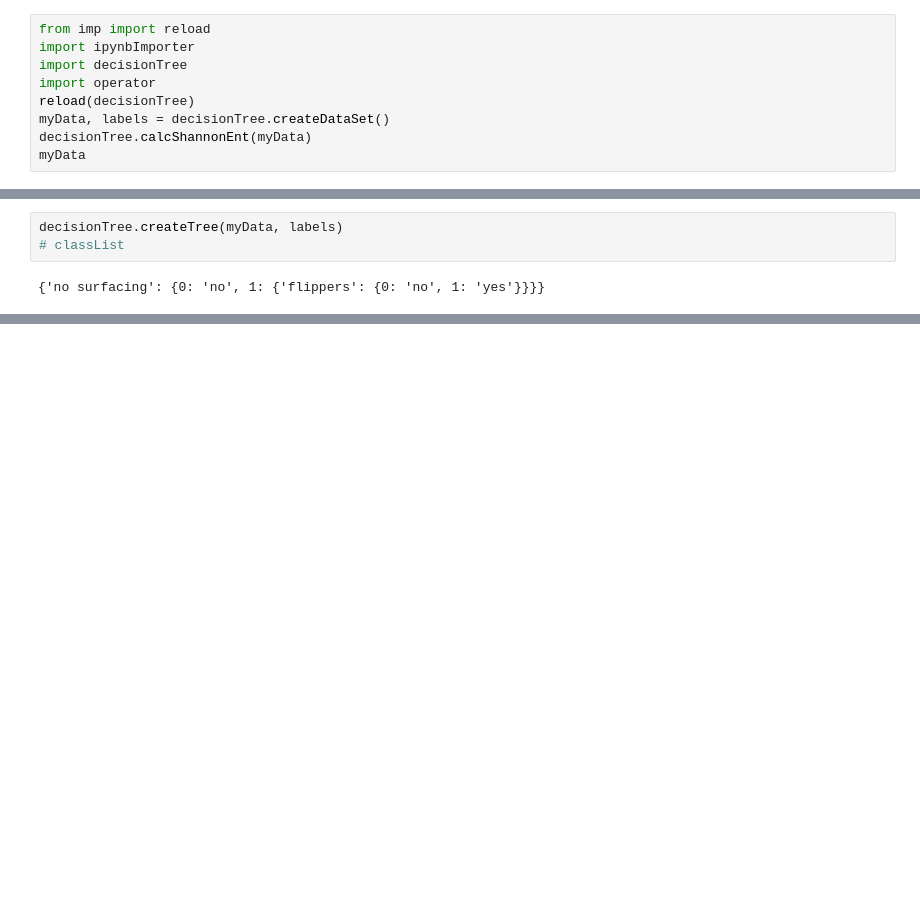
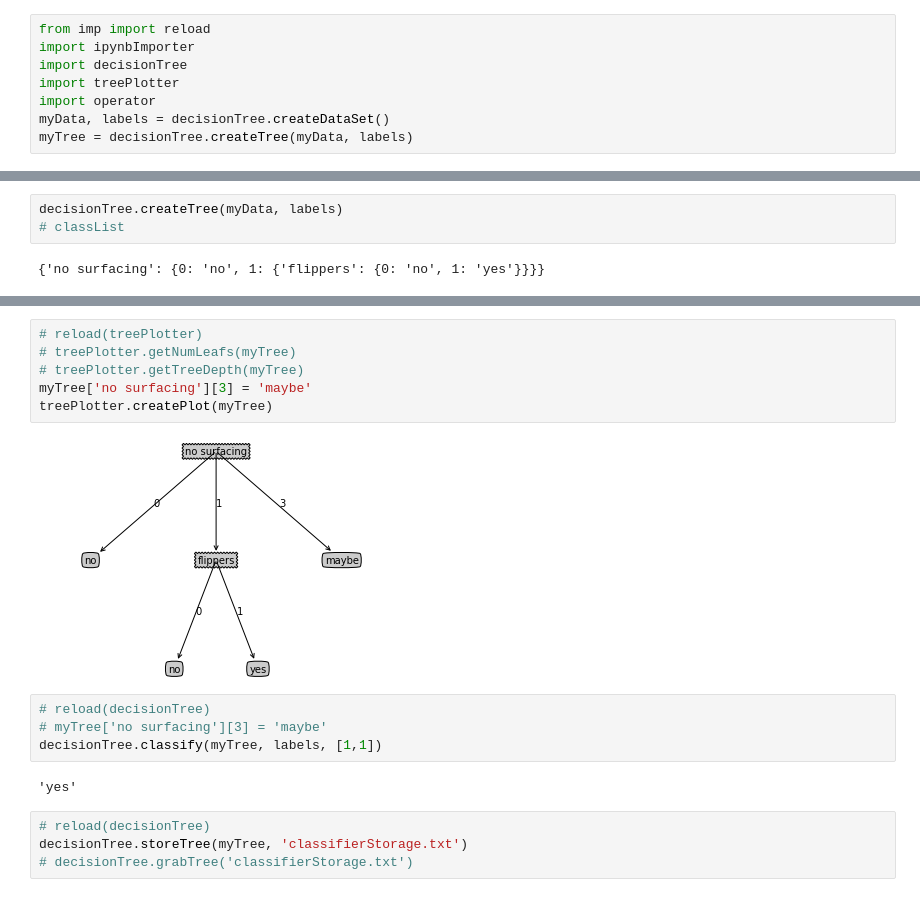
Before and after one commit to zheeqinpin/MLinAction, a Jupyter notebook: decisionTree/mainFunction.ipynb, the cells around one changed output, grey strips where cells are left out. Cells and saved outputs as stored; diff of their text form; blank space fills up the shorter version.

```diff
--- a/decisionTree/mainFunction.ipynb
+++ b/decisionTree/mainFunction.ipynb
@@ -4,8 +4,7 @@
 from imp import reload
 import ipynbImporter
 import decisionTree
+import treePlotter
 import operator
-reload(decisionTree)
 myData, labels = decisionTree.createDataSet()
-decisionTree.calcShannonEnt(myData)
-myData
+myTree = decisionTree.createTree(myData, labels)
@@ -98,0 +105,18 @@ decisionTree.createTree(myData, labels)
+# %%
+# reload(treePlotter)
+# treePlotter.getNumLeafs(myTree)
+# treePlotter.getTreeDepth(myTree)
+myTree['no surfacing'][3] = 'maybe'
+treePlotter.createPlot(myTree)
+# %% [output]
+[figure, added]
+# %%
+# reload(decisionTree)
+# myTree['no surfacing'][3] = 'maybe'
+decisionTree.classify(myTree, labels, [1,1])
+# %% [output]
+'yes'
+# %%
+# reload(decisionTree)
+decisionTree.storeTree(myTree, 'classifierStorage.txt')
+# decisionTree.grabTree('classifierStorage.txt')
```
Also changed, not shown: parts of 5 cells of this notebook, 4 other files.
